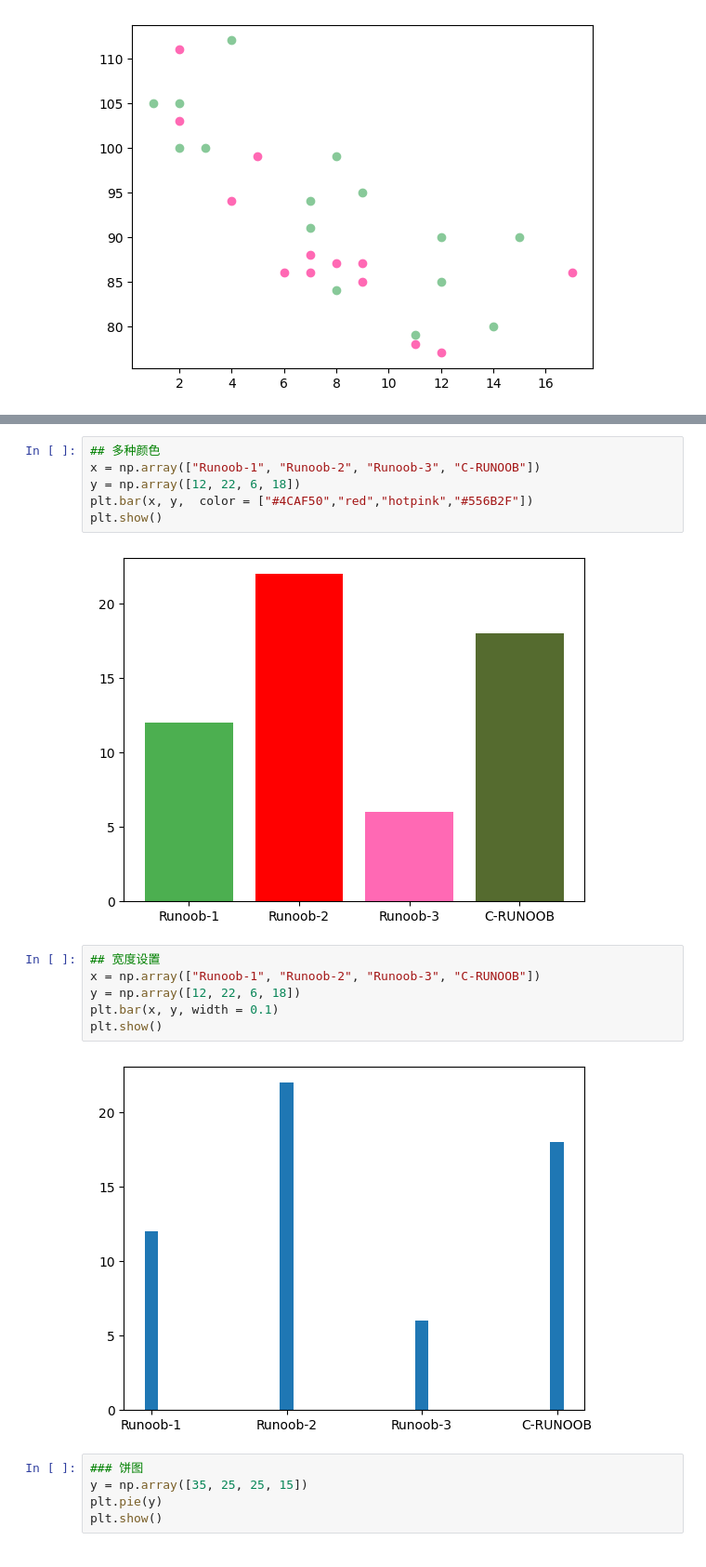
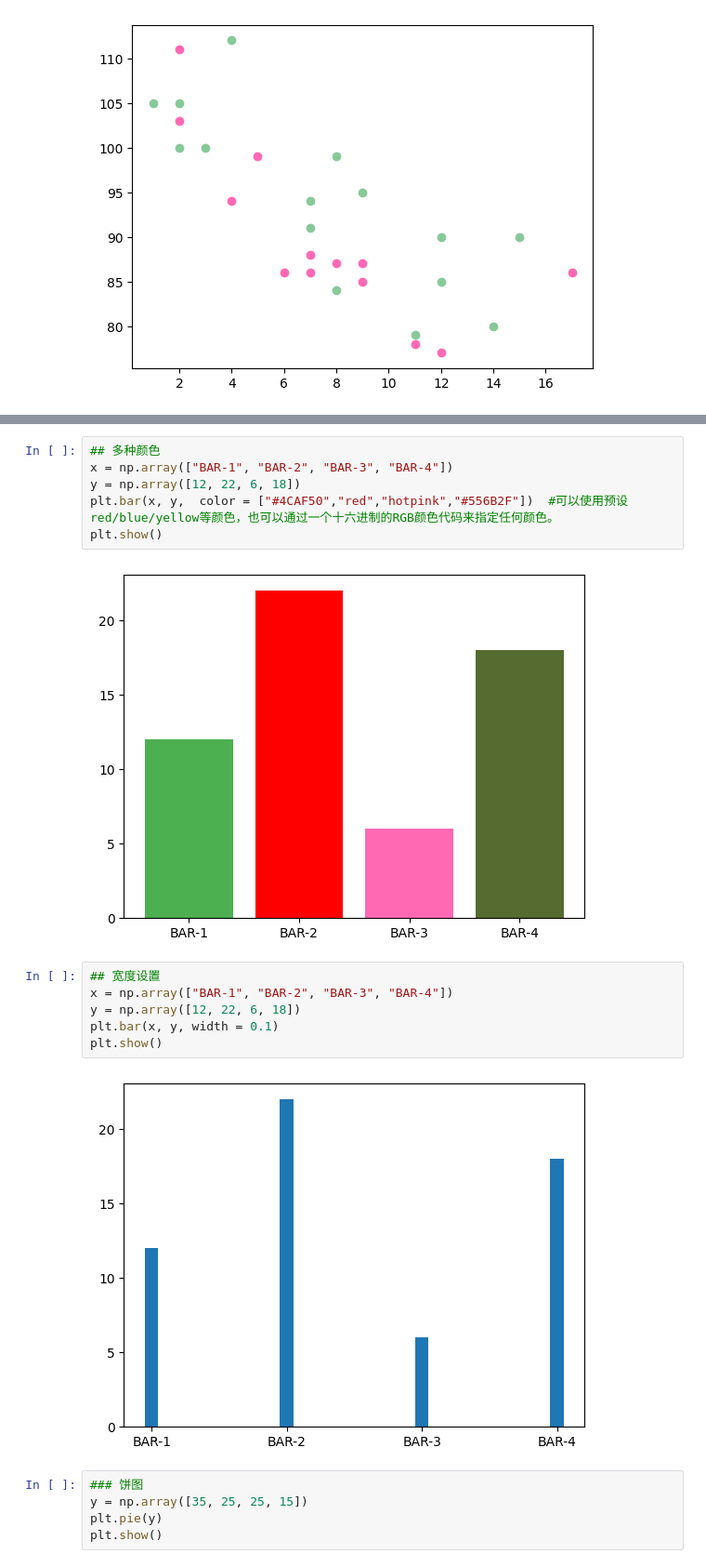
Before and after one commit to solidglue/Machine_Learning_Sklearn_Examples, a Jupyter notebook: 00_Python_basics/00_03_Matplotlib_basic.ipynb, the cells around one changed output, grey strips where cells are left out. Shown: that part at 93% size. Saved outputs shown, nothing was run; the diff lists cells and outputs as text.

```diff
--- a/00_Python_basics/00_03_Matplotlib_basic.ipynb
+++ b/00_Python_basics/00_03_Matplotlib_basic.ipynb
@@ -100,19 +110,19 @@ plt.show()
 # %%
 ## 多种颜色
-x = np.array(["Runoob-1", "Runoob-2", "Runoob-3", "C-RUNOOB"])
+x = np.array(["BAR-1", "BAR-2", "BAR-3", "BAR-4"])
 y = np.array([12, 22, 6, 18])
-plt.bar(x, y,  color = ["#4CAF50","red","hotpink","#556B2F"])
+plt.bar(x, y,  color = ["#4CAF50","red","hotpink","#556B2F"])  #可以使用预设red/blue/yellow等颜色，也可以通过一个十六进制的RGB颜色代码来指定任何颜色。
 plt.show()
 # %% [output]
-[figure, old version]
+[figure, new version]
 # %%
 ## 宽度设置
-x = np.array(["Runoob-1", "Runoob-2", "Runoob-3", "C-RUNOOB"])
+x = np.array(["BAR-1", "BAR-2", "BAR-3", "BAR-4"])
 y = np.array([12, 22, 6, 18])
 plt.bar(x, y, width = 0.1)
 plt.show()
 # %% [output]
-[figure, old version]
+[figure, new version]
 # %%
 ### 饼图
 y = np.array([35, 25, 25, 15])
```
Also changed, not shown: parts of 10 cells of this notebook.
